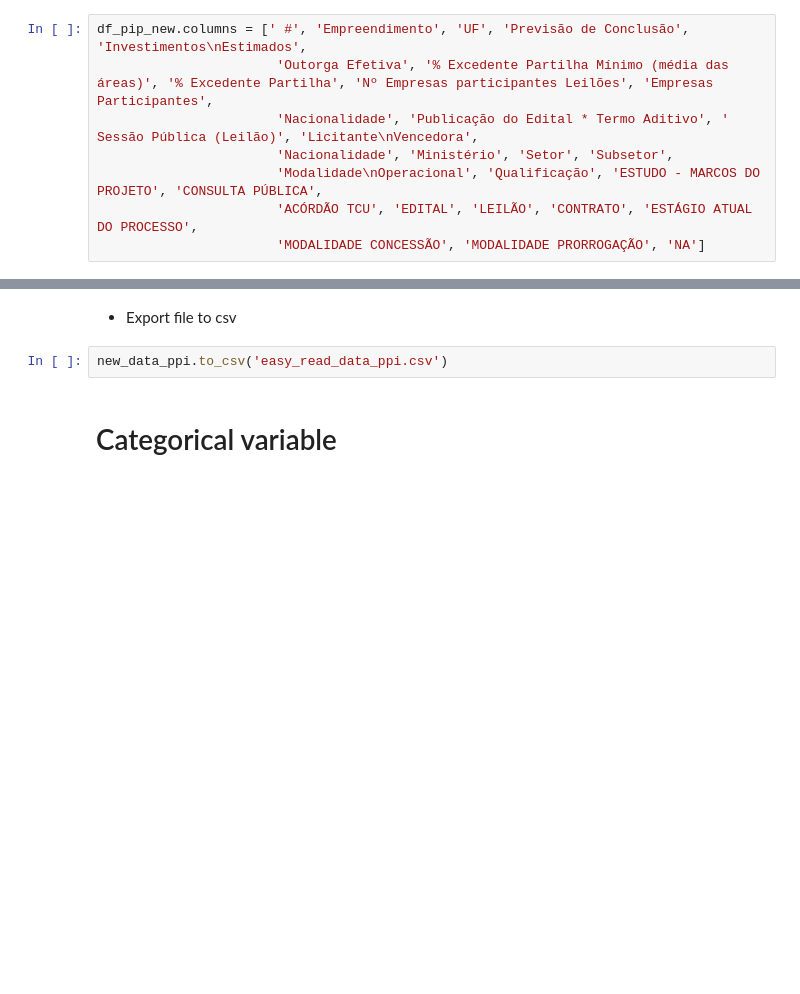
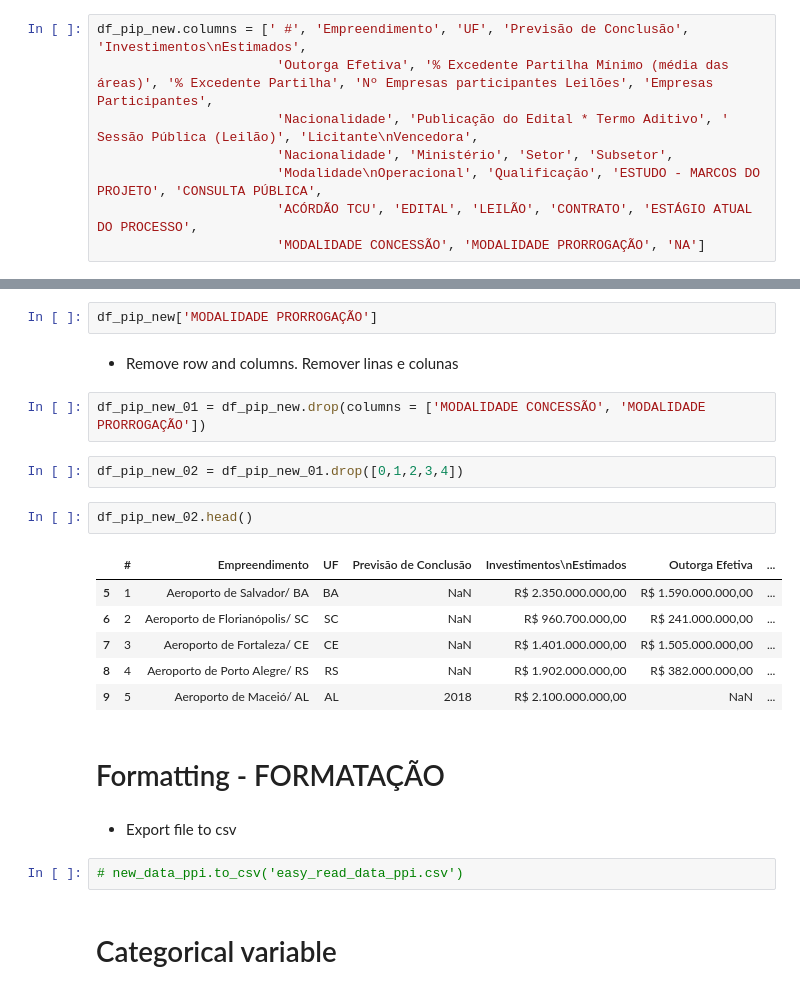
Before and after one commit to Caviuna/InfraBuilding, a Jupyter notebook: building.ipynb, the cells around one changed output, grey strips where cells are left out. Cells and saved outputs as stored; diff of their text form; blank space fills up the shorter version.

Commit message:
Formatting_03

```diff
--- a/building.ipynb
+++ b/building.ipynb
@@ -406,7 +361,26 @@ Name: series_name, dtype: object
+# %%
+df_pip_new['MODALIDADE PRORROGAÇÃO']
+# %% [markdown]
+- Remove row and columns. Remover linas e colunas
+# %%
+df_pip_new_01 = df_pip_new.drop(columns = ['MODALIDADE CONCESSÃO', 'MODALIDADE PRORROGAÇÃO'])
+# %%
+df_pip_new_02 = df_pip_new_01.drop([0,1,2,3,4])
+# %%
+df_pip_new_02.head()
+# %% [output]
+|  | # | Empreendimento | UF | Previsão de Conclusão | Investimentos\nEstimados | Outorga Efetiva | ... |
+| 5 | 1 | Aeroporto de Salvador/ BA | BA | NaN | R$ 2.350.000.000,00 | R$ 1.590.000.000,00 | ... |
+| 6 | 2 | Aeroporto de Florianópolis/ SC | SC | NaN | R$ 960.700.000,00 | R$ 241.000.000,00 | ... |
+| 7 | 3 | Aeroporto de Fortaleza/ CE | CE | NaN | R$ 1.401.000.000,00 | R$ 1.505.000.000,00 | ... |
+| 8 | 4 | Aeroporto de Porto Alegre/ RS | RS | NaN | R$ 1.902.000.000,00 | R$ 382.000.000,00 | ... |
+| 9 | 5 | Aeroporto de Maceió/ AL | AL | 2018 | R$ 2.100.000.000,00 | NaN | ... |
+# %% [markdown]
+# Formatting - FORMATAÇÃO
 # %% [markdown]
 - Export file to csv
 # %%
-new_data_ppi.to_csv('easy_read_data_ppi.csv')
+# new_data_ppi.to_csv('easy_read_data_ppi.csv')
 # %% [markdown]
 # Categorical variable
 # %% [markdown]
```
Also changed, not shown: parts of 11 cells of this notebook.
